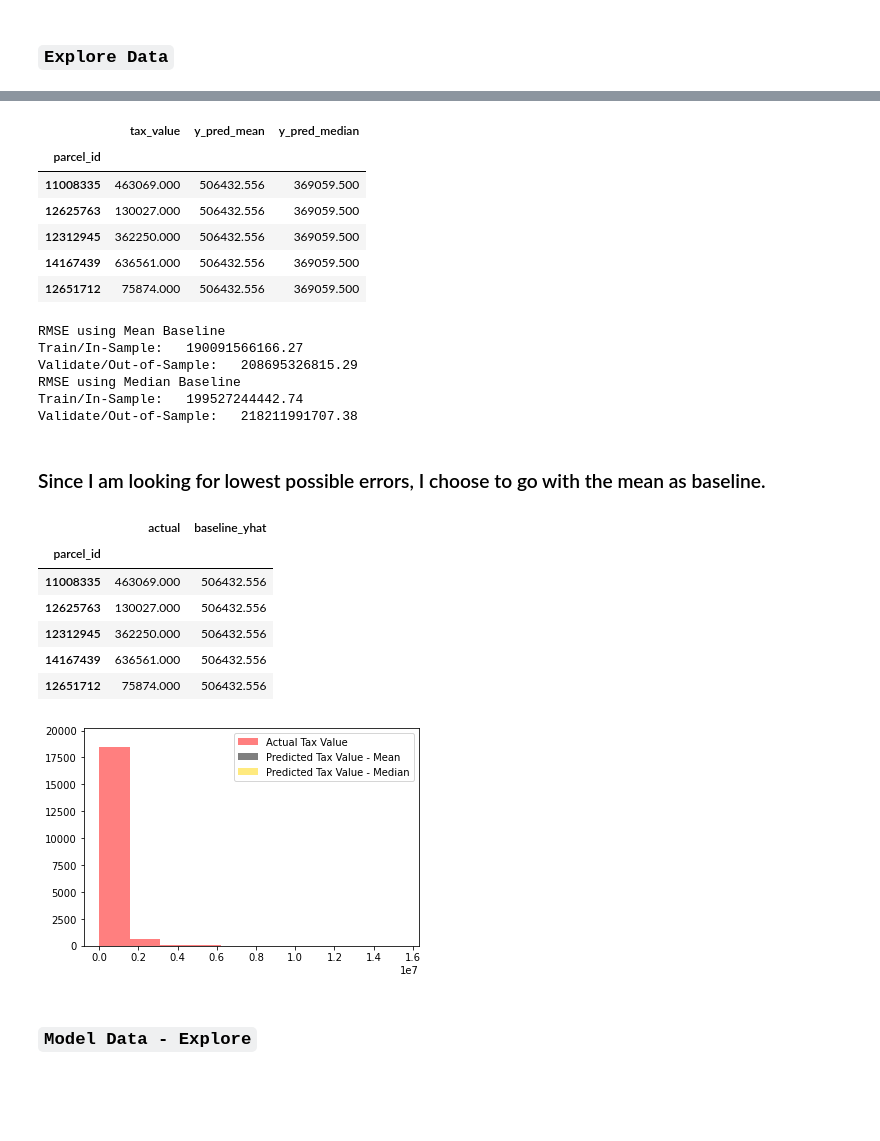
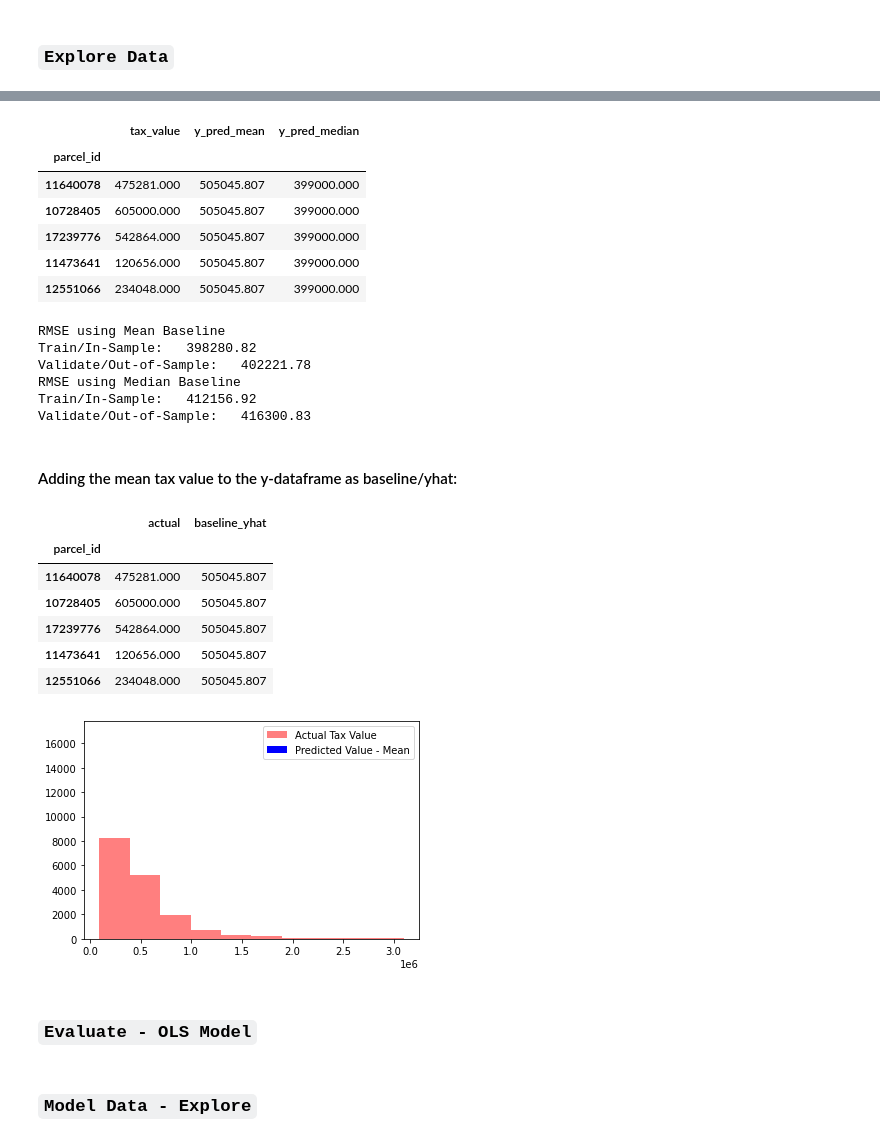
Before and after one commit to barbmarques/zillow-regression-project, a Jupyter notebook: Zillow.ipynb, the cells around one changed output, grey strips where cells are left out. Drawn from its saved outputs; the diff is of its cells as text; code cells hidden in the pictures; blank space fills up the shorter version.

Commit message:
Updated code and modeling

````diff
--- a/Zillow.ipynb
+++ b/Zillow.ipynb
@@ -306 +350,8 @@ parcel_id
 Name: tax_value, dtype: float64
+# %%
+#Creating dataframes for target variable sets
+
+y_train = pd.DataFrame(y_train)
+y_validate = pd.DataFrame(y_validate)
+y_test = pd.DataFrame(y_test)
+y_train.head(2)
@@ -519,34 +756,34 @@ ols_eval.head()
 # %% [output]
 |  | tax_value | y_pred_mean | y_pred_median |
 | parcel_id |  |  |  |
-| 11008335 | 463069.000 | 506432.556 | 369059.500 |
-| 12625763 | 130027.000 | 506432.556 | 369059.500 |
-| 12312945 | 362250.000 | 506432.556 | 369059.500 |
-| 14167439 | 636561.000 | 506432.556 | 369059.500 |
-| 12651712 | 75874.000 | 506432.556 | 369059.500 |
+| 11640078 | 475281.000 | 505045.807 | 399000.000 |
+| 10728405 | 605000.000 | 505045.807 | 399000.000 |
+| 17239776 | 542864.000 | 505045.807 | 399000.000 |
+| 11473641 | 120656.000 | 505045.807 | 399000.000 |
+| 12551066 | 234048.000 | 505045.807 | 399000.000 |
 # %%
 # Find RMSE of IM_pred_mean
-rmse_train = mean_squared_error(y_train.tax_value, y_train.y_pred_mean)**1/2
-rmse_validate = mean_squared_error(y_validate.tax_value, y_validate.y_pred_mean)**1/2
+rmse_train = mean_squared_error(y_train.tax_value, y_train.y_pred_mean)**(1/2)
+rmse_validate = mean_squared_error(y_validate.tax_value, y_validate.y_pred_mean)**(1/2)
 
 print("RMSE using Mean Baseline\nTrain/In-Sample:  ", round(rmse_train, 2),
      "\nValidate/Out-of-Sample:  ", round(rmse_validate, 2,))
 
 # Find RMSE of IM_pred_median
-rmse_train = mean_squared_error(y_train.tax_value, y_train.y_pred_median)**1/2
-rmse_validate = mean_squared_error(y_validate.tax_value, y_validate.y_pred_median)**1/2
+rmse_train = mean_squared_error(y_train.tax_value, y_train.y_pred_median)**(1/2)
+rmse_validate = mean_squared_error(y_validate.tax_value, y_validate.y_pred_median)**(1/2)
 
 print("RMSE using Median Baseline\nTrain/In-Sample:  ", round(rmse_train, 2),
      "\nValidate/Out-of-Sample:  ", round(rmse_validate, 2))
 # %% [output]
 RMSE using Mean Baseline
-Train/In-Sample:   190091566166.27
-Validate/Out-of-Sample:   208695326815.29
+Train/In-Sample:   398280.82
+Validate/Out-of-Sample:   402221.78
 RMSE using Median Baseline
-Train/In-Sample:   199527244442.74
-Validate/Out-of-Sample:   218211991707.38
+Train/In-Sample:   412156.92
+Validate/Out-of-Sample:   416300.83
-# %% [markdown]
-### Since I am looking for lowest possible errors, I choose to go with the mean as baseline.
+# %% [markdown]
+#### Adding the mean tax value to the y-dataframe as baseline/yhat:
 # %%
 ols_eval.rename(columns = {'tax_value':'actual', 'y_pred_mean':'baseline_yhat'}, inplace=True)
 ols_eval = ols_eval.drop(columns=['y_pred_median'])
@@ -554,18 +791,21 @@ ols_eval.head()
 # %% [output]
 |  | actual | baseline_yhat |
 | parcel_id |  |  |
-| 11008335 | 463069.000 | 506432.556 |
-| 12625763 | 130027.000 | 506432.556 |
-| 12312945 | 362250.000 | 506432.556 |
-| 14167439 | 636561.000 | 506432.556 |
-| 12651712 | 75874.000 | 506432.556 |
+| 11640078 | 475281.000 | 505045.807 |
+| 10728405 | 605000.000 | 505045.807 |
+| 17239776 | 542864.000 | 505045.807 |
+| 11473641 | 120656.000 | 505045.807 |
+| 12551066 | 234048.000 | 505045.807 |
 # %%
+# plot to visualize actual v. predicted
 # plot to visualize actual v. predicted
 
 plt.hist(y_train.tax_value, color = 'red', alpha = .5, label = "Actual Tax Value")
-plt.hist(y_train.y_pred_mean, bins=7, color = 'black', alpha = .5, rwidth=100, label = "Predicted Tax Value - Mean")
-plt.hist(y_train.y_pred_median, bins=7, color = 'gold', alpha = .5, rwidth=100, label = "Predicted Tax Value - Median")
+plt.hist(y_train.y_pred_mean, bins=7, color = 'blue', rwidth=100, label = "Predicted Value - Mean")
+# plt.hist(y_train.y_pred_median, bins=7, color = 'gold', alpha = .5, rwidth=100, label = "Predicted Value - Median")
 plt.legend()
 plt.show()
 # %% [output]
-[figure, old version]
+[figure, new version]
+# %% [markdown]
+### ```Evaluate - OLS Model```
````
Also changed, not shown: parts of 130 cells of this notebook, 1 other file.
